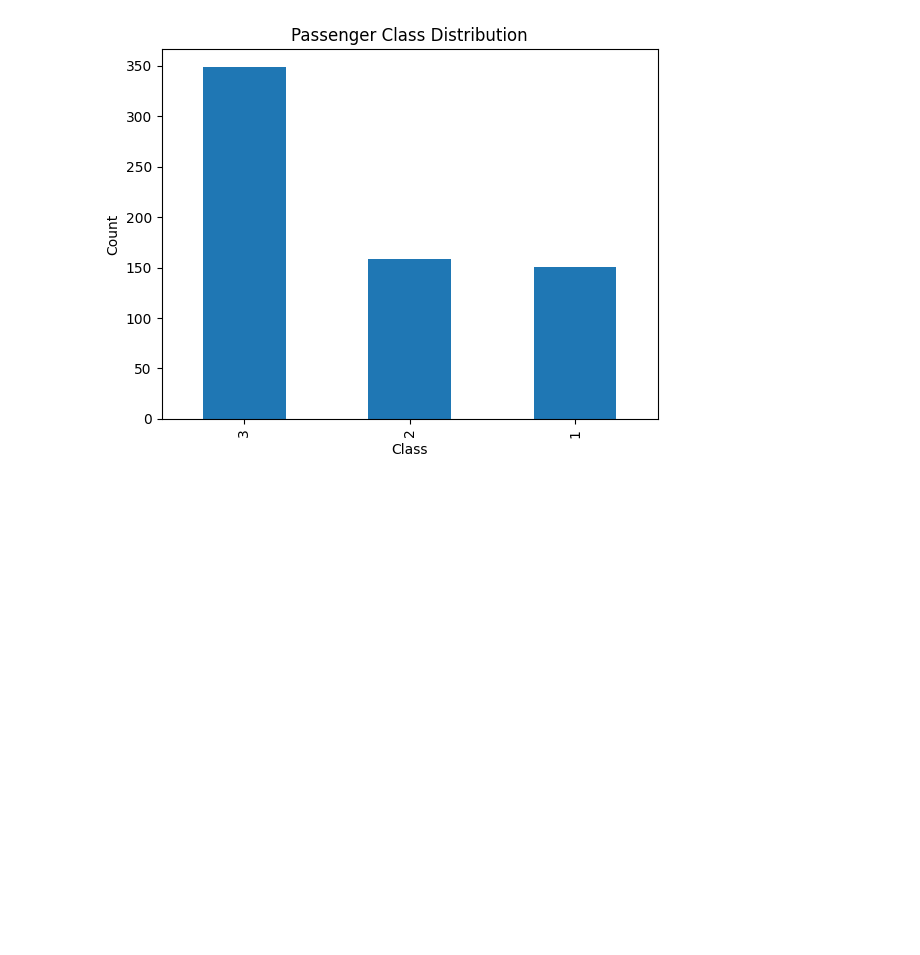
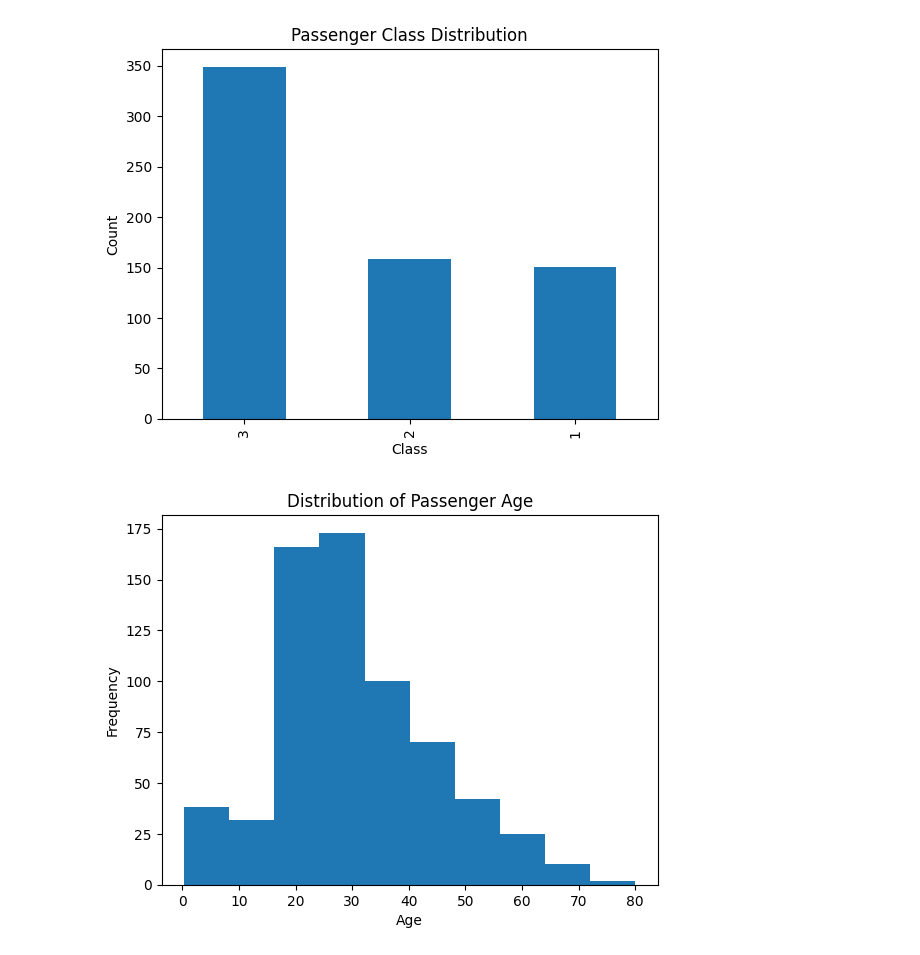
Before and after one commit to Itzelhgz/git_kata, a Jupyter notebook: 01_eda.ipynb, the cells around one changed output. Saved outputs shown, nothing was run; the diff lists cells and outputs as text; code cells hidden in the pictures; blank space fills up the shorter version.

Commit message:
Creade hist of distribution age

```diff
--- a/01_eda.ipynb
+++ b/01_eda.ipynb
@@ -47,3 +47,13 @@ plt.ylabel('Count')
 plt.show()
 # %% [output]
 [figure]
+# %%
+
+plt.hist(titanic_clean["age"].dropna())
+plt.xlabel("Age")
+plt.ylabel("Frequency")
+plt.title("Distribution of Passenger Age")
+
+plt.show()
+# %% [output]
+[figure, added]
```
